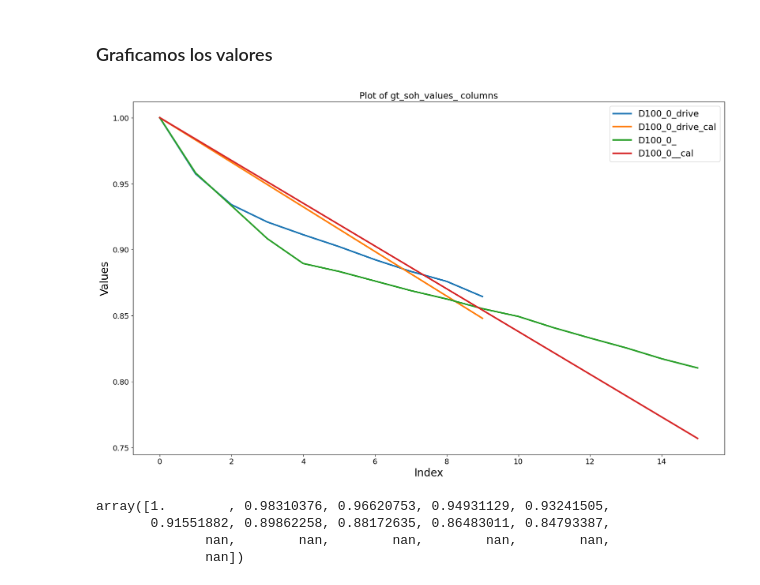
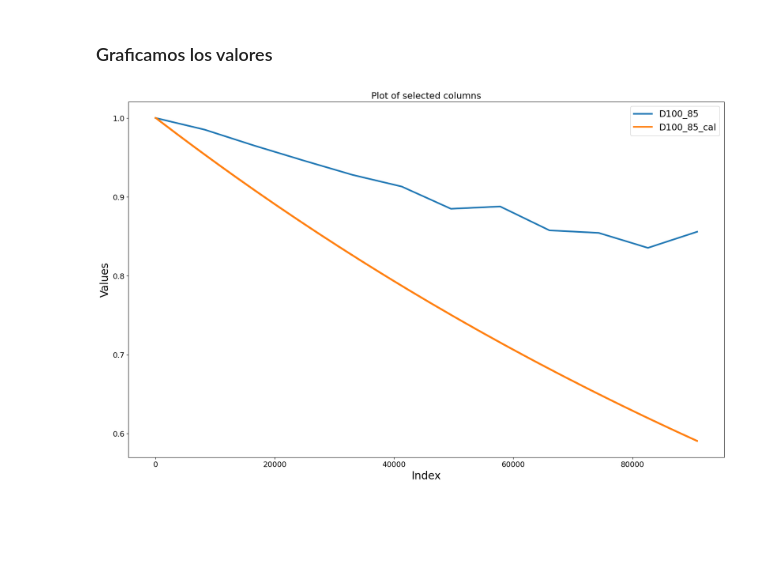
Before and after one commit to AXS-Rose/degradation_model, a Jupyter notebook: soh_methods_aging.ipynb, the cells around one changed output. Saved outputs shown, nothing was run; the diff lists cells and outputs as text; code cells hidden in the pictures; blank space fills up the shorter version.

```diff
--- a/soh_methods_aging.ipynb
+++ b/soh_methods_aging.ipynb
@@ -254,0 +204,10 @@ interpolated_values
+# %%
+cells_SOH = pd.DataFrame()
+max_length = max(len(list) for list in cells_SOH_list)
+
+# Function to pad the list with NaN to match the maximum length
+def pad_list(lst, length):
+    return lst + [np.nan] * (length - len(lst))
+
+for i,cell in enumerate(cells):
+    cells_SOH[cell] = pad_list(cells_SOH_list[i], max_length)
@@ -254,0 +216,15 @@ interpolated_values
+# %%
+indexes = []
+indexes_df = pd.DataFrame()
+for i,cell in enumerate(cells):
+    count = gt_soh_values[cell].count()
+    index_list = np.linspace(0, max_values[cell][0], count)
+    indexes_ = [np.round(idx,0) for idx in index_list.tolist()]
+    indexes.append(indexes_)
+
+max_length = 16
+for i,cell in enumerate(cells):
+    indexes[i] = pad_list(indexes[i], max_length)
+    indexes_df[cell] = indexes[i]
+
+indexes_df
@@ -255,27 +249,18 @@ interpolated_values
 # %% [markdown]
 ### Graficamos los valores
 # %%
-colors = ['red', 'blue', 'green', 'orange', 'purple']
-
+# selected_columns = ["D30_0","D85_70","D100_85","D100_0_drive","D100_0_"]
+selected_columns = ["D100_85"]
 plt.figure(figsize=(20, 12))
 
-for i,column in enumerate(gt_soh_values_.columns):
-    # plt.plot(gt_soh_values_.index, gt_soh_values_[column], label=column,color=colors[i])
-    # plt.plot(gt_soh_values_.index, interpolated_values[i], label=column+'_cal',color=colors[i])
-    plt.plot(gt_soh_values_.index, gt_soh_values_[column], label=column)
-    plt.plot(gt_soh_values_.index, interpolated_values[i], label=column+'_cal')
+for i, cell in enumerate(selected_columns):
+    plt.plot(indexes_df[cell], gt_soh_values[cell], label=cell)
+    plt.plot(cells_SOH[cell].values, label=cell+'_cal')
 
 plt.xlabel('Index')
 plt.ylabel('Values')
-plt.title('Plot of gt_soh_values_ columns')
+plt.title('Plot of selected columns')
 plt.legend()
 plt.show()
 # %% [output]
-[figure, old version]
+[figure, new version]
-# %%
-interpolated_values[cells.index("D100_0_drive")]
-# %% [output]
-array([1.        , 0.98310376, 0.96620753, 0.94931129, 0.93241505,
-       0.91551882, 0.89862258, 0.88172635, 0.86483011, 0.84793387,
-              nan,        nan,        nan,        nan,        nan,
-              nan])
```
Also changed, not shown: parts of 13 cells of this notebook, 2 other files.
